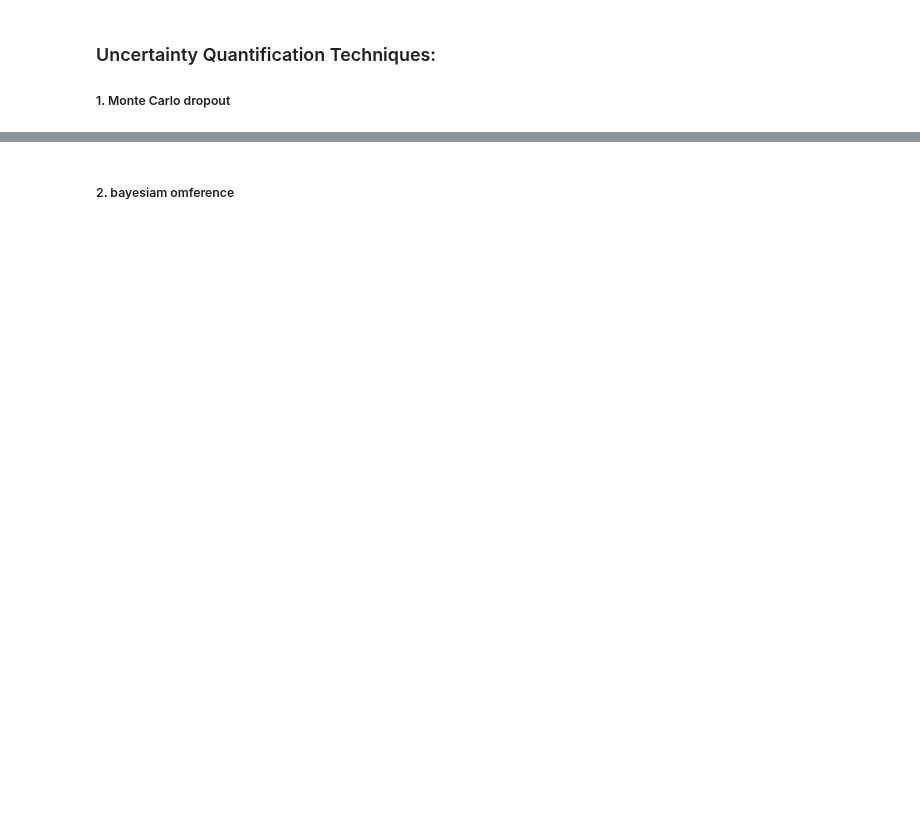
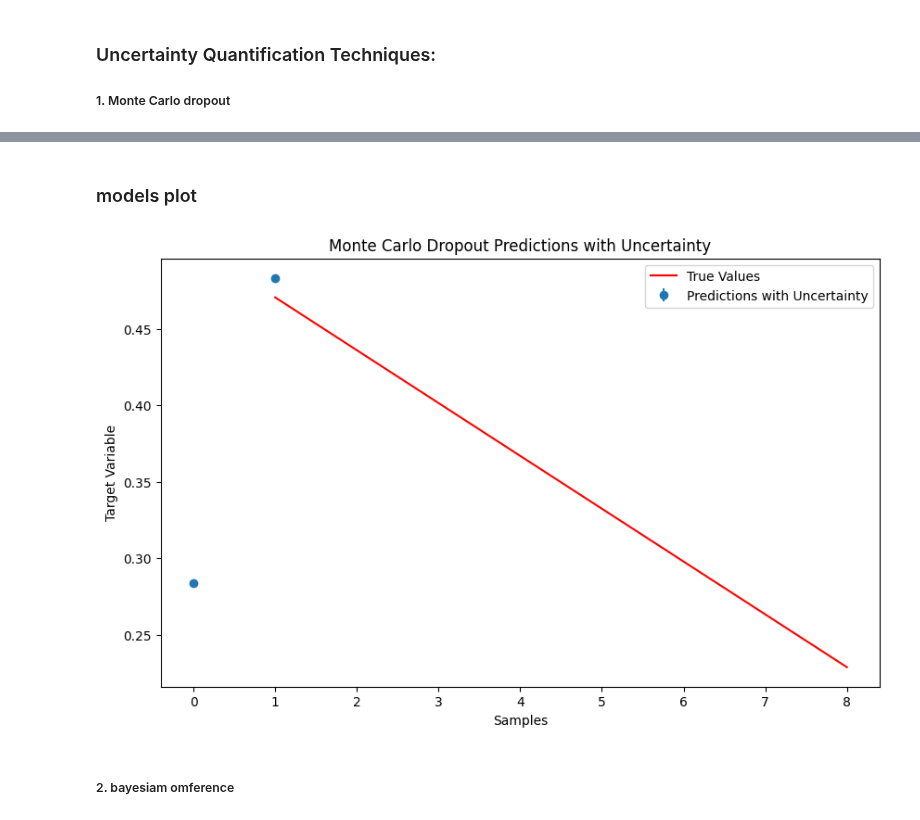
Before and after one commit to robertnesterodhiambo/Advanced_Data_analysis, a Jupyter notebook: OmegaBDT.ipynb, the cells around one changed output, grey strips where cells are left out. Saved outputs shown, nothing was run; the diff lists cells and outputs as text; code cells hidden in the pictures; blank space fills up the shorter version.

```diff
--- a/OmegaBDT.ipynb
+++ b/OmegaBDT.ipynb
@@ -824,0 +845,32 @@ Multilayer Perceptron Score: -1.3669915231443261
+# %%
+from sklearn.neural_network import MLPRegressor
+from sklearn.model_selection import GridSearchCV
+
+# Define the parameter grid
+param_grid = {
+    'hidden_layer_sizes': [(50,), (100,), (150,)],
+    'activation': ['relu', 'tanh'],
+    'solver': ['adam', 'sgd'],
+    'alpha': [0.0001, 0.001, 0.01],
+    'learning_rate': ['constant', 'adaptive']
+}
+
+# Initialize the MLP regressor
+mlp_model = MLPRegressor(random_state=42)
+
+# Initialize GridSearchCV
+grid_search = GridSearchCV(estimator=mlp_model, param_grid=param_grid, cv=5, verbose=2)
+
+# Perform grid search
+grid_search.fit(X_train, y_train)
+
+# Best parameters
+best_params = grid_search.best_params_
+print("Best Parameters:", best_params)
+
+# Best model
+best_model = grid_search.best_estimator_
+
+# Evaluate the best model
+best_model_score = best_model.score(X_test, y_test)
+print("Best Model Score:", best_model_score)
@@ -888,3 +1033,19 @@ Mean Prediction:
+# %% [markdown]
+### models plot
+# %%
+import matplotlib.pyplot as plt
+
+# Plotting
+plt.figure(figsize=(10, 6))
+plt.errorbar(range(len(y_test)), mean_prediction.flatten(), yerr=mc_dropout_uncertainty.flatten(), fmt='o', label='Predictions with Uncertainty')
+plt.plot(y_test, label='True Values', color='red')
+plt.xlabel('Samples')
+plt.ylabel('Target Variable')
+plt.title('Monte Carlo Dropout Predictions with Uncertainty')
+plt.legend()
+plt.show()
+# %% [output]
+[figure, added]
 # %% [markdown]
 ##### 2. bayesiam omference
 # %%
```
Also changed, not shown: parts of 62 cells of this notebook.
